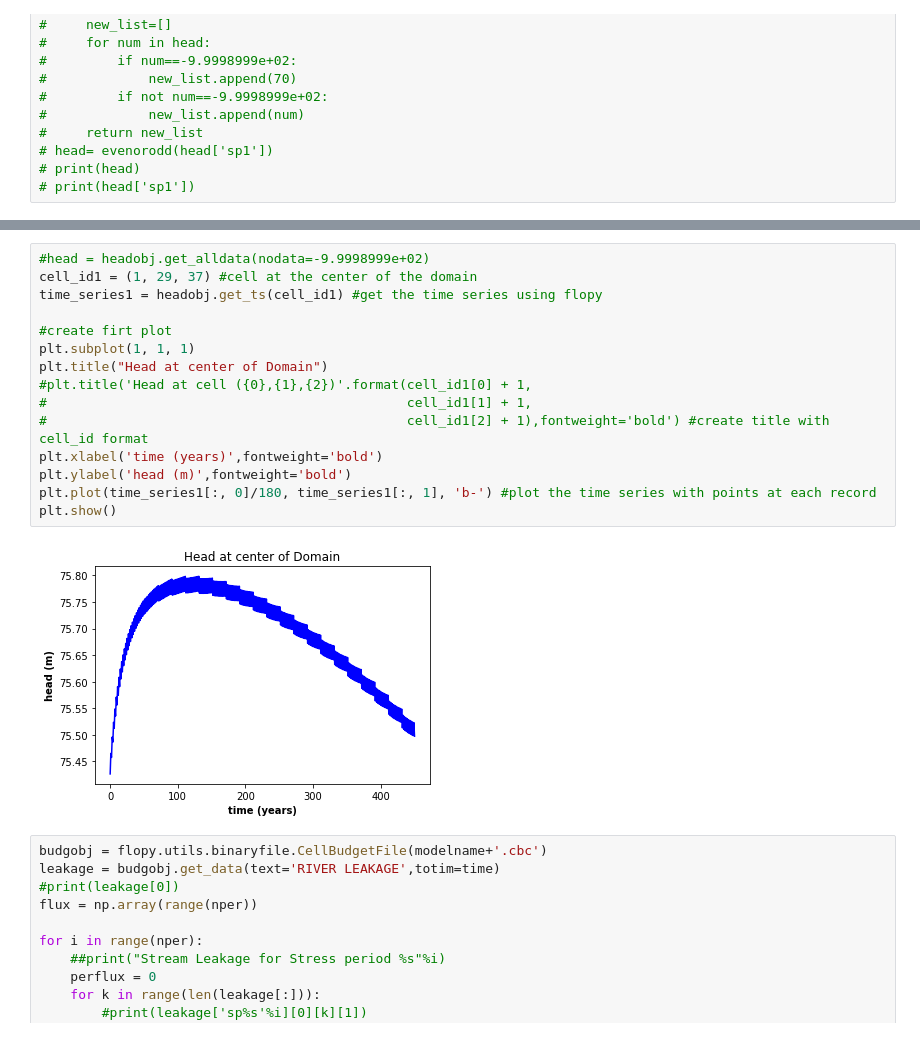
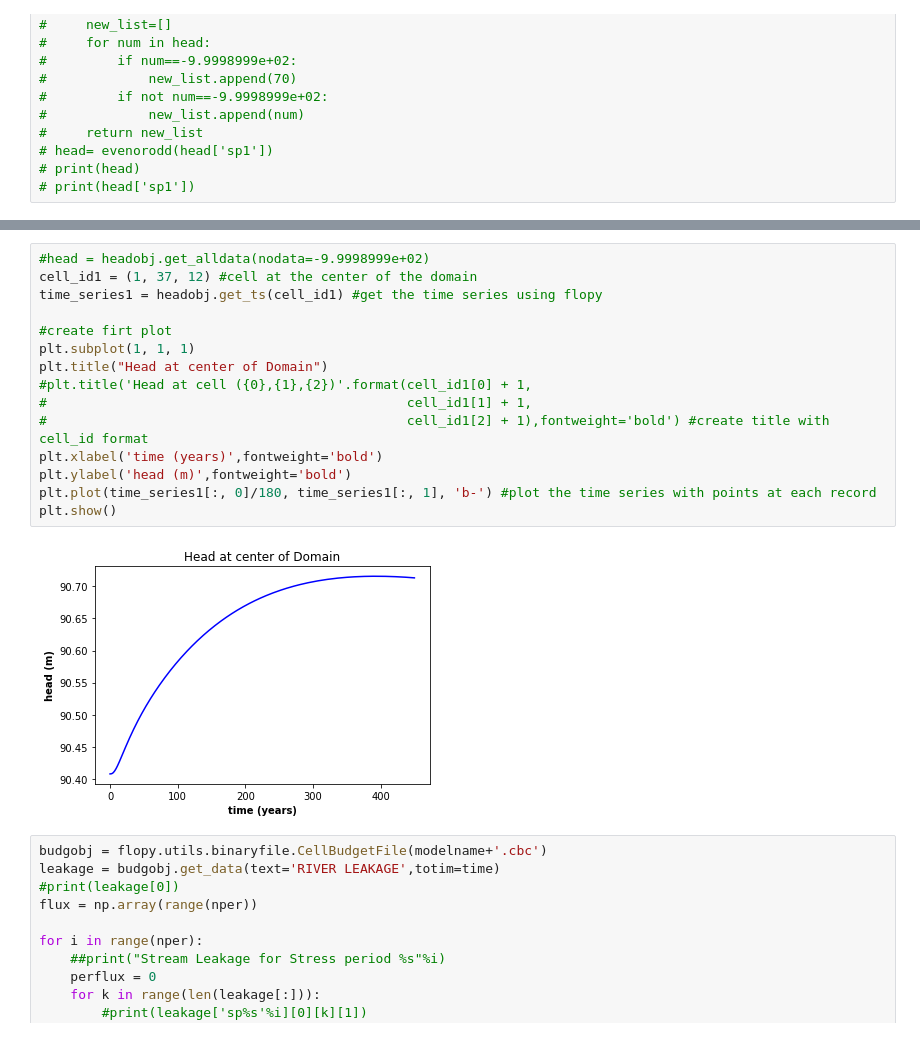
Before and after one commit to groundwater-modeling-Spring2020/FoE_Project, a Jupyter notebook: DanielleT_Notebooks/DanielleT_Scenario4/Scenario3.0_Jake_DTworking.ipynb, the cells around one changed output, grey strips where cells are left out. Drawn from its saved outputs; the diff is of its cells as text.

```diff
--- a/DanielleT_Notebooks/DanielleT_Scenario4/Scenario3.0_Jake_DTworking.ipynb
+++ b/DanielleT_Notebooks/DanielleT_Scenario4/Scenario3.0_Jake_DTworking.ipynb
@@ -759,20 +767,20 @@ plt.show()
 # %%
 #head = headobj.get_alldata(nodata=-9.9998999e+02)
-cell_id1 = (1, 29, 37) #cell at the center of the domain
+cell_id1 = (1, 37, 12) #cell at the center of the domain
 time_series1 = headobj.get_ts(cell_id1) #get the time series using flopy
 
 #create firt plot
 plt.subplot(1, 1, 1)
 plt.title("Head at center of Domain")
 #plt.title('Head at cell ({0},{1},{2})'.format(cell_id1[0] + 1,
 #                                              cell_id1[1] + 1,
 #                                              cell_id1[2] + 1),fontweight='bold') #create title with cell_id format
 plt.xlabel('time (years)',fontweight='bold')
 plt.ylabel('head (m)',fontweight='bold')
 plt.plot(time_series1[:, 0]/180, time_series1[:, 1], 'b-') #plot the time series with points at each record
 plt.show()
 # %% [output]
-[figure, old version]
+[figure, new version]
 # %%
 budgobj = flopy.utils.binaryfile.CellBudgetFile(modelname+'.cbc')
 leakage = budgobj.get_data(text='RIVER LEAKAGE',totim=time)
```
Also changed, not shown: parts of 7 cells of this notebook.
